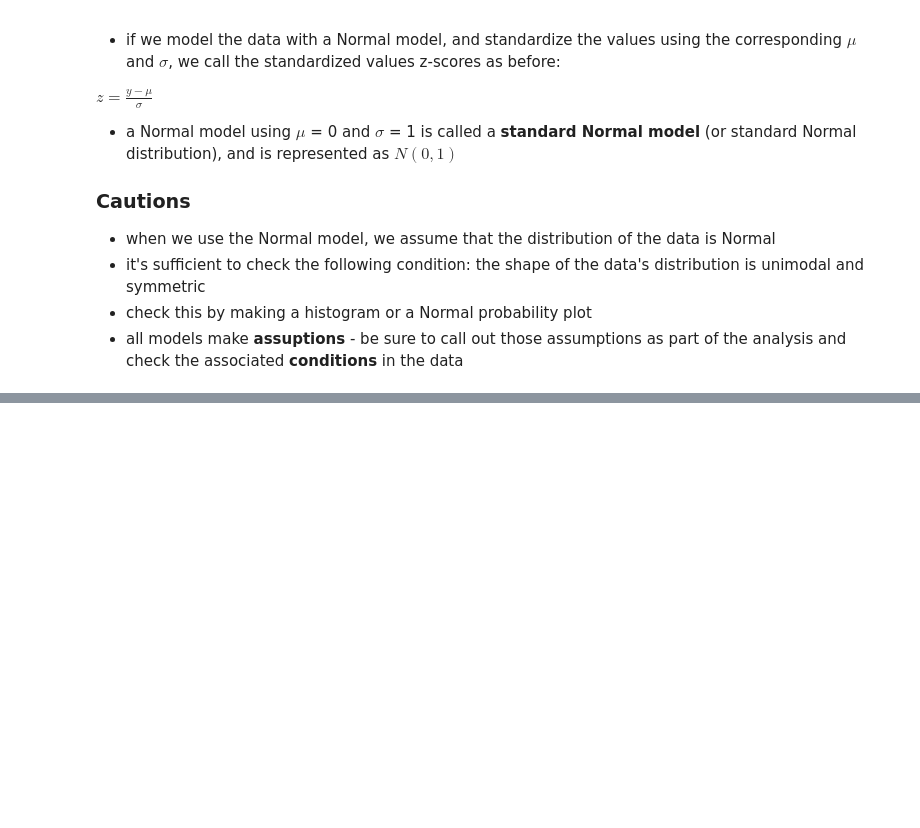
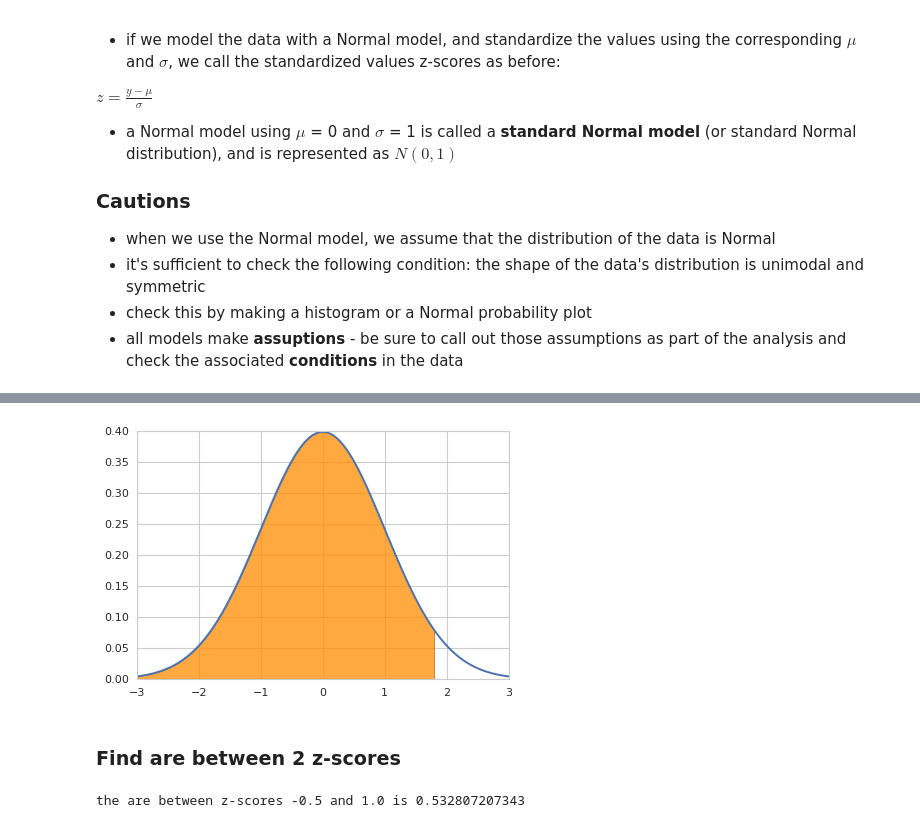
Before and after one commit to rickhaffey/stats-dvb, a Jupyter notebook: Chapter 6 - Standard Deviation and Normal Model.ipynb, the cells around one changed output, grey strips where cells are left out. Cells and saved outputs as stored; diff of their text form; code cells hidden in the pictures; blank space fills up the shorter version.

```diff
--- a/Chapter 6 - Standard Deviation and Normal Model.ipynb
+++ b/Chapter 6 - Standard Deviation and Normal Model.ipynb
@@ -92,0 +178,14 @@ $z = \frac{y - \mu}{\sigma}$
+# %%
+draw_zscore_range(-3, 1.8)
+# %% [output]
+[figure, added]
+# %% [markdown]
+### Find are between 2 z-scores
+# %%
+zScore1 = -0.5
+zScore2 = 1.0
+pctiles = stats.norm.cdf([zScore1, zScore2])
+area = pctiles[1] - pctiles[0]
+print("the are between z-scores %s and %s is %s" % (zScore1, zScore2, area))
+# %% [output]
+the are between z-scores -0.5 and 1.0 is 0.532807207343
```
Also changed, not shown: parts of 12 cells of this notebook.
